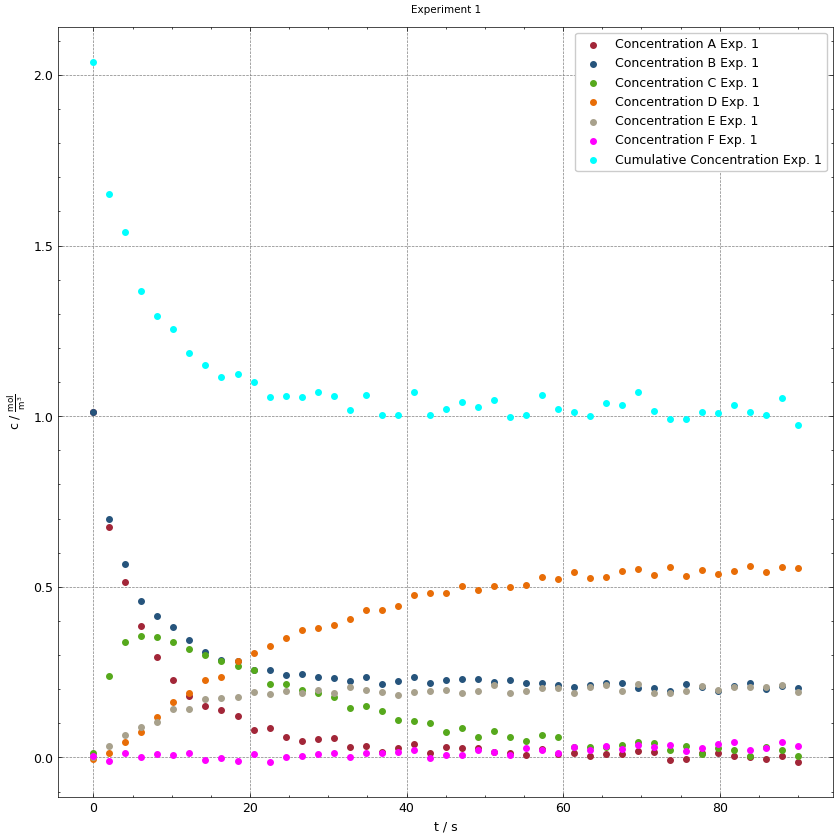
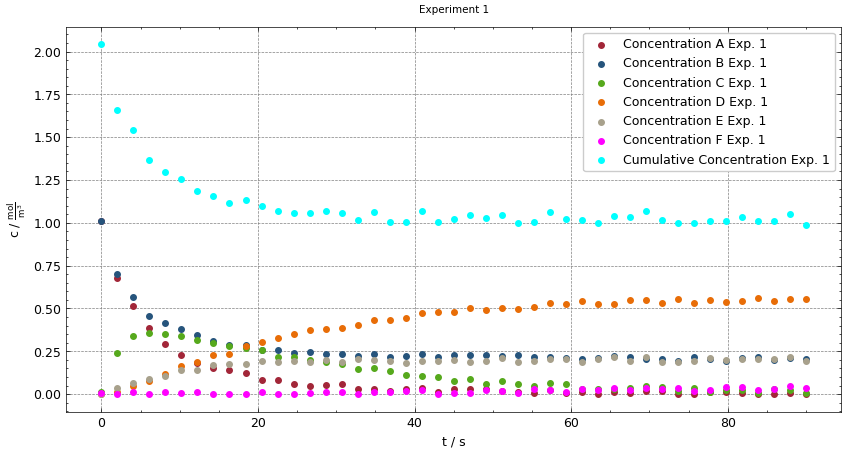
The change to this notebook cell's code, shown as a diff; its figure went from the first image to the second:
--- before
+++ after
@@ -35,5 +35,5 @@
 
     # Create a new figure for the current experiment
-    fig, ax = plt.subplots(figsize=(10, 10))
+    fig, ax = plt.subplots(figsize=(10, 5))
 
     # Initialize cumulative concentration vector.

Commit: Changed Plotsize